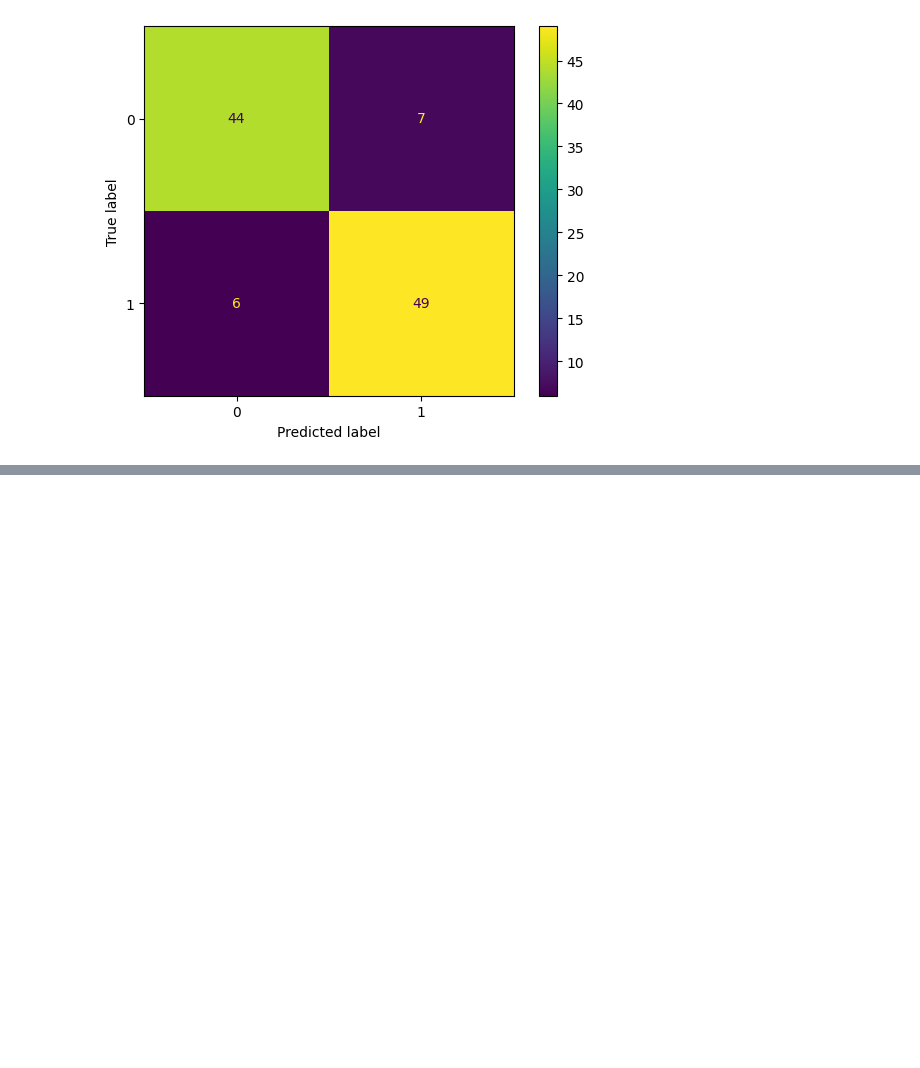
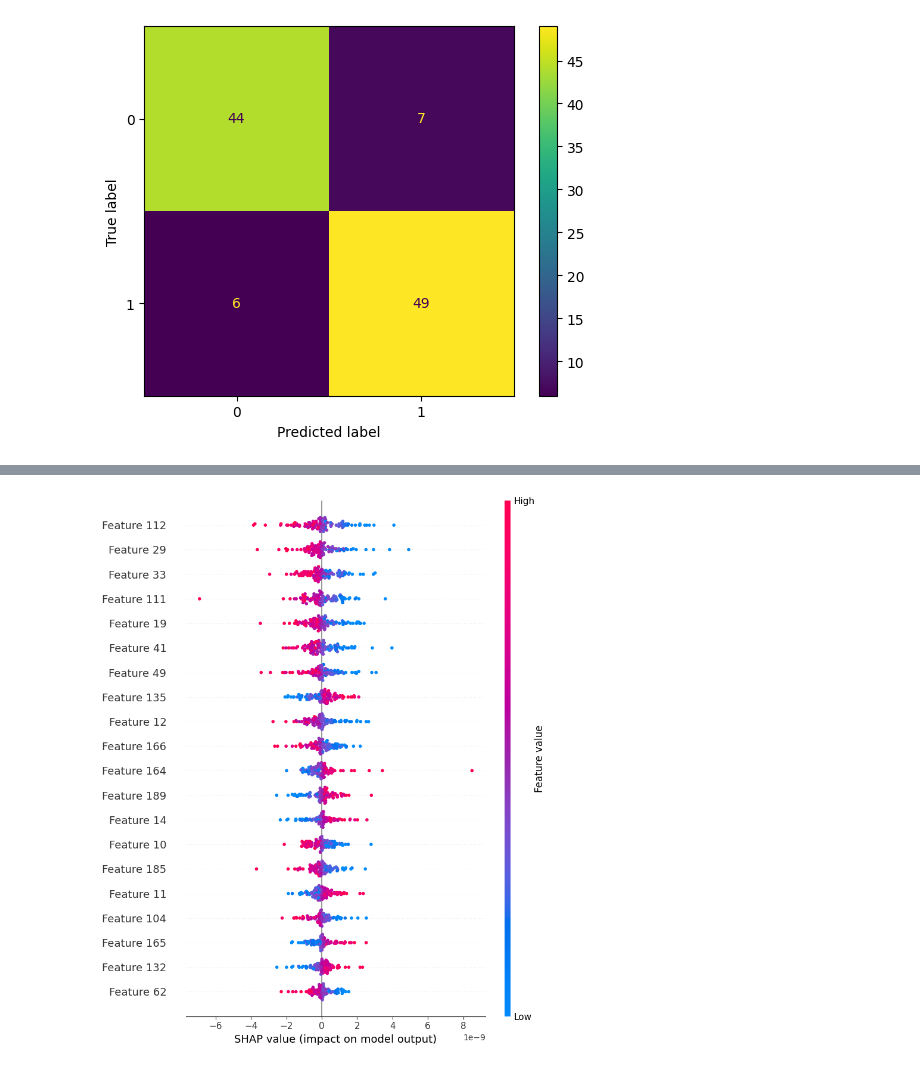
Before and after one commit to priyashdhakal/adomics, a Jupyter notebook: source/shap_analysis/shap_analysis.ipynb, the cells around one changed output, grey strips where cells are left out. Cells and saved outputs as stored; diff of their text form; code cells hidden in the pictures; blank space fills up the shorter version.

```diff
--- a/source/shap_analysis/shap_analysis.ipynb
+++ b/source/shap_analysis/shap_analysis.ipynb
@@ -224,0 +255,4 @@ f1:  0.8828828828828829
+# %%
+shap.summary_plot(shap_values[1], mirna_test_scaled)
+# %% [output]
+[figure, added]
```
Also changed, not shown: parts of 11 cells of this notebook, 1 other file.
